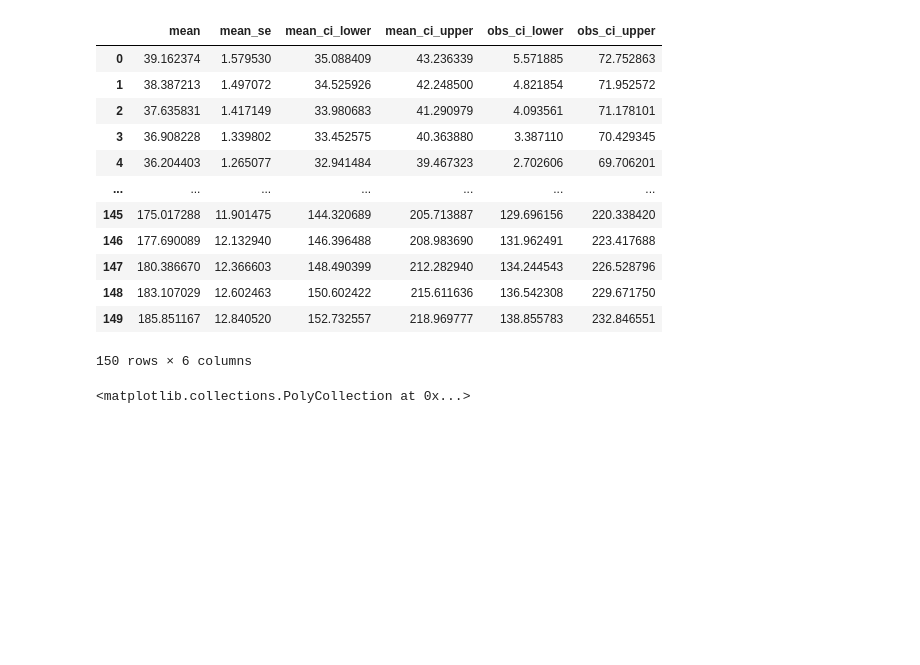
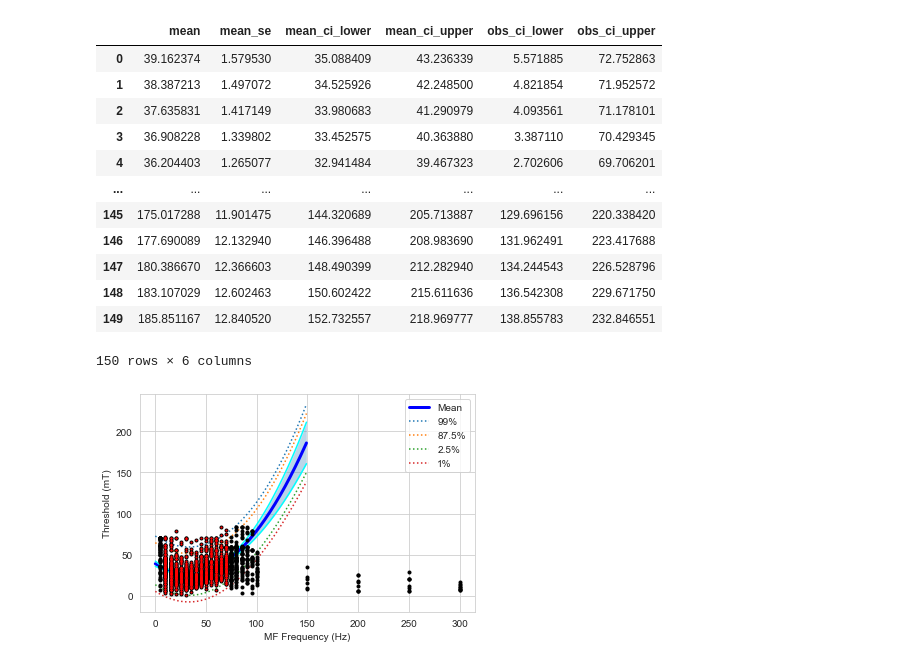
Before and after one commit to 6one2/MagnetophospheneResponse, a Jupyter notebook: 2020_02_FrequencyResponse.ipynb, the cells around one changed output. Saved outputs shown, nothing was run; the diff lists cells and outputs as text; code cells hidden in the pictures; blank space fills up the shorter version.

```diff
--- a/2020_02_FrequencyResponse.ipynb
+++ b/2020_02_FrequencyResponse.ipynb
@@ -185,31 +203,32 @@ predictions = s_model.get_prediction(newx_poly)
 # %%
 conf_95 = predictions.summary_frame()
 conf_01 = predictions.summary_frame(alpha=0.01)
 
 fig, ax1 = plt.subplots()
 plt.plot(new_x,conf_95['mean'],'b', linewidth=3, label="Mean")
 plt.plot(new_x,conf_95['mean_ci_lower'],'cyan')
 plt.plot(new_x,conf_95['mean_ci_upper'],'cyan')
 plt.fill_between(conf_95.index, conf_95.mean_ci_lower, conf_95.mean_ci_upper, alpha=.3)
 
 plt.plot(new_x,conf_01.obs_ci_upper,':',label="99%")
 plt.plot(new_x,conf_95.obs_ci_upper,':',label="87.5%")
 plt.plot(new_x,conf_95.obs_ci_lower,':',label="2.5%")
 plt.plot(new_x,conf_01.obs_ci_lower,':',label="1%")
 
 plt.plot(data[data['Perceived']].index, data[data['Perceived']].Threshold, 'k.')
 plt.plot(Freq, Thres, 'r.', ms=2)
 
 plt.xlabel('MF Frequency (Hz)')
 plt.ylabel('Threshold (mT)')
 
 plt.legend()
 
 # plot perception rate
-ax2 = ax1.twinx()
-ax2.plot(distr_perceived.index, distr_perceived, color='blue', lw='0.5')
-ax2.fill_between(distr_perceived.index, 0, distr_perceived, alpha=.1)
+if False:
+    ax2 = ax1.twinx()
+    ax2.plot(distr_perceived.index, distr_perceived, color='blue', lw='0.5')
+    ax2.fill_between(distr_perceived.index, 0, distr_perceived, alpha=.1)
 # %% [output]
-<matplotlib.collections.PolyCollection at 0x...>
+[figure, added]
 # %%
 fig.savefig('../ThresholdModels.png',dpi=300)
```
Also changed, not shown: parts of 25 cells of this notebook, 7 other files.
